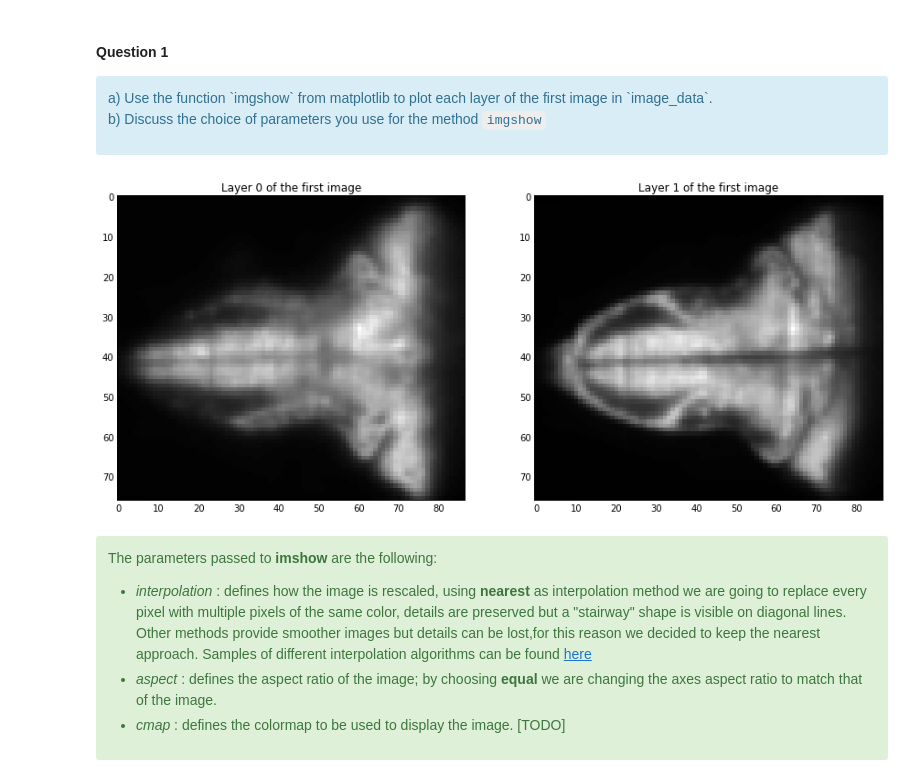
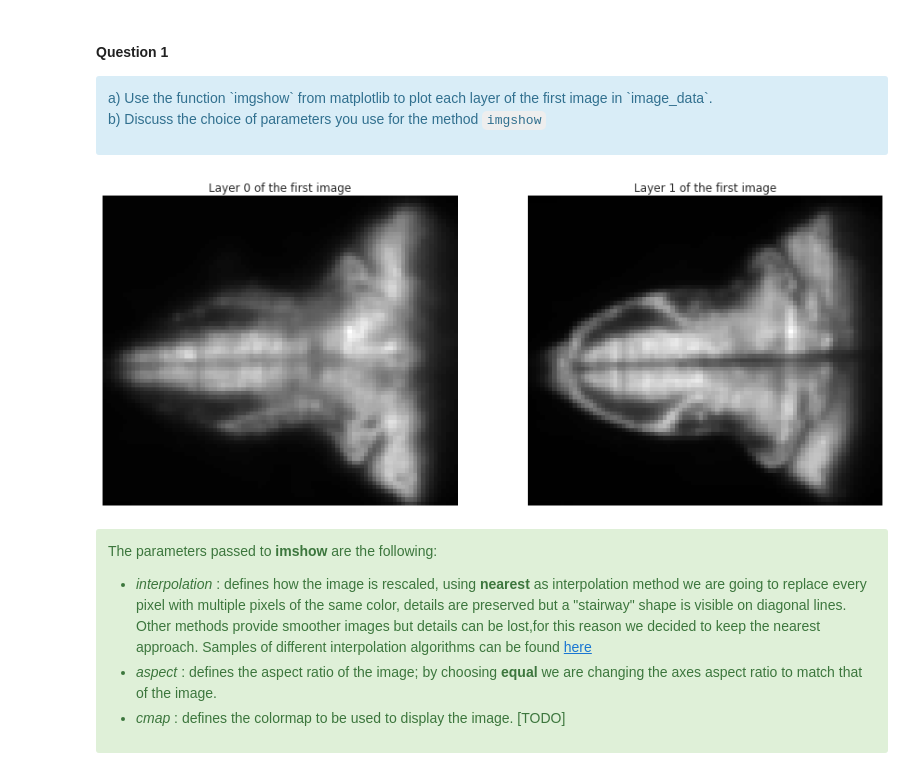
Before and after one commit to alegaballo/AML, a Jupyter notebook: [Lecture 11+12] Analyzing Neuroimaging Data with PySpark and Thunder.ipynb, the cells around one changed output. Drawn from its saved outputs; the diff is of its cells as text; code cells hidden in the pictures.

```diff
--- a/[Lecture 11+12] Analyzing Neuroimaging Data with PySpark and Thunder.ipynb
+++ b/[Lecture 11+12] Analyzing Neuroimaging Data with PySpark and Thunder.ipynb
@@ -144,36 +144,41 @@ b) Discuss the choice of parameters you use for the method `imgshow`
 # %%
 img = image_data.first()
 # or:
 # img = image_data[1]
 
 # function to display a defined number of images in the same row
-def plot_layers_row(layers, img_per_row):
+def plot_layers_row(layers, img_per_row, title=None):
     if len(layers) == 0:
         return
 
     position = 100 + 10*img_per_row+1
     plt.figure(figsize=(15,9))
     for i,layer in enumerate(layers):
         plt.subplot(position)
         plt.imshow(layer, interpolation='nearest', aspect='equal', cmap='gray')
-        plt.title("Layer %d of the first image"%i)
+        if title:
+            plt.title(title[i])
+        else:
+            plt.title("Layer %d of the first image"%i)
         position+=1
+        plt.xticks([])
+        plt.yticks([])
     plt.show()
 
 # show all the layers in the first image
 layers = []
 img_per_row = 2
 for i,layer in enumerate(img):
     layers.append(layer)
     #plotting 2 images per row
     if (i+1) % img_per_row == 0:
         plot_layers_row(layers, img_per_row)
         layers = []
 
 plot_layers_row(layers,img_per_row)
 #draw_tile(img)
 # %% [output]
-[figure, old version]
+[figure, new version]
 # %% [markdown]
 <div class="alert alert-success">
 
```
Also changed, not shown: parts of 38 cells of this notebook.
